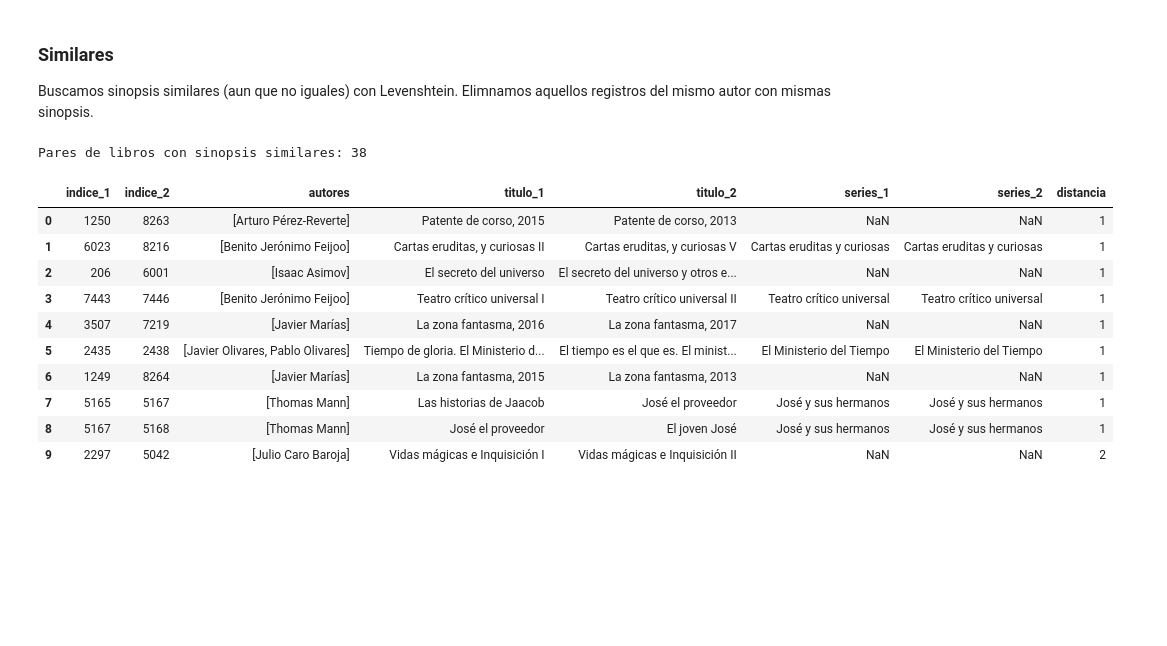
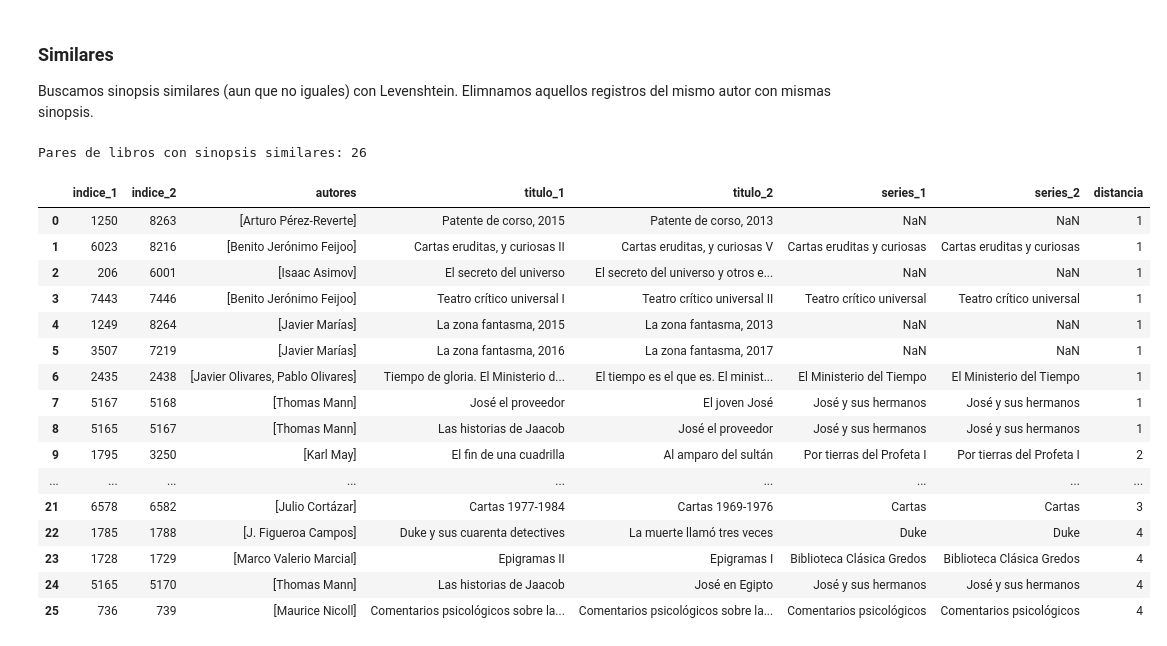
Before and after one commit to omlisandro26/NLP, a Jupyter notebook: Practica 3/Practica3.ipynb, the cells around one changed output. Saved outputs shown, nothing was run; the diff lists cells and outputs as text; code cells hidden in the pictures; blank space fills up the shorter version.

```diff
--- a/Practica 3/Practica3.ipynb
+++ b/Practica 3/Practica3.ipynb
@@ -182,39 +184,45 @@ def encontrar_sinopsis_similares(df, umbral=10):
                 pares[(min(i, j), max(i, j))] = distancia
 
     # Paso 7: por cada par encontrado, armamos una fila con los datos de ambos libros
     # buscándolos en el DataFrame original por su índice.
     filas = []
     for (i, j), distancia in pares.items():
         filas.append({
             "indice_1": i,
             "indice_2": j,
             "autores": df.loc[i, "autores"],
             "titulo_1": df.loc[i, "titulo"],
             "titulo_2": df.loc[j, "titulo"],
             "series_1": df.loc[i, "series"],  # permite ver si ambos libros son de una misma saga
             "series_2": df.loc[j, "series"],
             "distancia": distancia,
         })
 
     # Paso 8: convertimos las filas en un DataFrame y lo ordenamos de menor a mayor distancia,
     # así los pares más parecidos quedan arriba.
     return pd.DataFrame(filas).sort_values("distancia").reset_index(drop=True)
 
 # Ejecutamos la función sobre el catálogo y guardamos el resultado en una variable
-sinopsis_similares = encontrar_sinopsis_similares(catalogo, umbral=10)
+sinopsis_similares = encontrar_sinopsis_similares(catalogo, umbral=5)
 
 print(f"Pares de libros con sinopsis similares: {len(sinopsis_similares)}")
-sinopsis_similares.head(10)
+sinopsis_similares
 # %% [output]
-Pares de libros con sinopsis similares: 38
+Pares de libros con sinopsis similares: 26
 |  | indice_1 | indice_2 | autores | titulo_1 | titulo_2 | series_1 | series_2 | distancia |
 | 0 | 1250 | 8263 | [Arturo Pérez-Reverte] | Patente de corso, 2015 | Patente de corso, 2013 | NaN | NaN | 1 |
 | 1 | 6023 | 8216 | [Benito Jerónimo Feijoo] | Cartas eruditas, y curiosas II | Cartas eruditas, y curiosas V | Cartas eruditas y curiosas | Cartas eruditas y curiosas | 1 |
 | 2 | 206 | 6001 | [Isaac Asimov] | El secreto del universo | El secreto del universo y otros e... | NaN | NaN | 1 |
 | 3 | 7443 | 7446 | [Benito Jerónimo Feijoo] | Teatro crítico universal I | Teatro crítico universal II | Teatro crítico universal | Teatro crítico universal | 1 |
-| 4 | 3507 | 7219 | [Javier Marías] | La zona fantasma, 2016 | La zona fantasma, 2017 | NaN | NaN | 1 |
-| 5 | 2435 | 2438 | [Javier Olivares, Pablo Olivares] | Tiempo de gloria. El Ministerio d... | El tiempo es el que es. El minist... | El Ministerio del Tiempo | El Ministerio del Tiempo | 1 |
-| 6 | 1249 | 8264 | [Javier Marías] | La zona fantasma, 2015 | La zona fantasma, 2013 | NaN | NaN | 1 |
-| 7 | 5165 | 5167 | [Thomas Mann] | Las historias de Jaacob | José el proveedor | José y sus hermanos | José y sus hermanos | 1 |
-| 8 | 5167 | 5168 | [Thomas Mann] | José el proveedor | El joven José | José y sus hermanos | José y sus hermanos | 1 |
-| 9 | 2297 | 5042 | [Julio Caro Baroja] | Vidas mágicas e Inquisición I | Vidas mágicas e Inquisición II | NaN | NaN | 2 |
+| 4 | 1249 | 8264 | [Javier Marías] | La zona fantasma, 2015 | La zona fantasma, 2013 | NaN | NaN | 1 |
+| 5 | 3507 | 7219 | [Javier Marías] | La zona fantasma, 2016 | La zona fantasma, 2017 | NaN | NaN | 1 |
+| 6 | 2435 | 2438 | [Javier Olivares, Pablo Olivares] | Tiempo de gloria. El Ministerio d... | El tiempo es el que es. El minist... | El Ministerio del Tiempo | El Ministerio del Tiempo | 1 |
+| 7 | 5167 | 5168 | [Thomas Mann] | José el proveedor | El joven José | José y sus hermanos | José y sus hermanos | 1 |
+| 8 | 5165 | 5167 | [Thomas Mann] | Las historias de Jaacob | José el proveedor | José y sus hermanos | José y sus hermanos | 1 |
+| 9 | 1795 | 3250 | [Karl May] | El fin de una cuadrilla | Al amparo del sultán | Por tierras del Profeta I | Por tierras del Profeta I | 2 |
+| ... | ... | ... | ... | ... | ... | ... | ... | ... |
+| 21 | 6578 | 6582 | [Julio Cortázar] | Cartas 1977-1984 | Cartas 1969-1976 | Cartas | Cartas | 3 |
+| 22 | 1785 | 1788 | [J. Figueroa Campos] | Duke y sus cuarenta detectives | La muerte llamó tres veces | Duke | Duke | 4 |
+| 23 | 1728 | 1729 | [Marco Valerio Marcial] | Epigramas II | Epigramas I | Biblioteca Clásica Gredos | Biblioteca Clásica Gredos | 4 |
+| 24 | 5165 | 5170 | [Thomas Mann] | Las historias de Jaacob | José en Egipto | José y sus hermanos | José y sus hermanos | 4 |
+| 25 | 736 | 739 | [Maurice Nicoll] | Comentarios psicológicos sobre la... | Comentarios psicológicos sobre la... | Comentarios psicológicos | Comentarios psicológicos | 4 |
```
Also changed, not shown: parts of 8 cells of this notebook.
